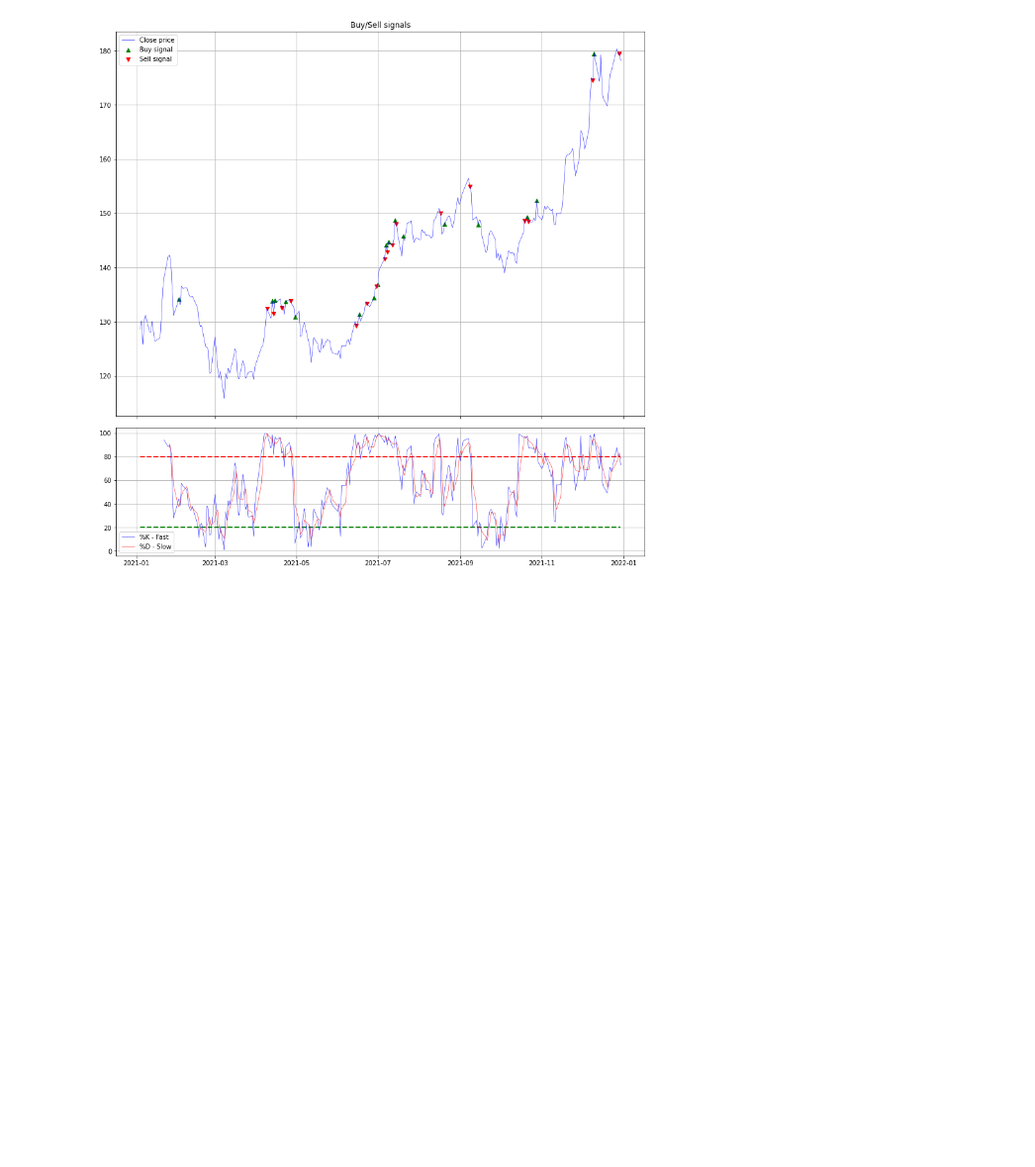
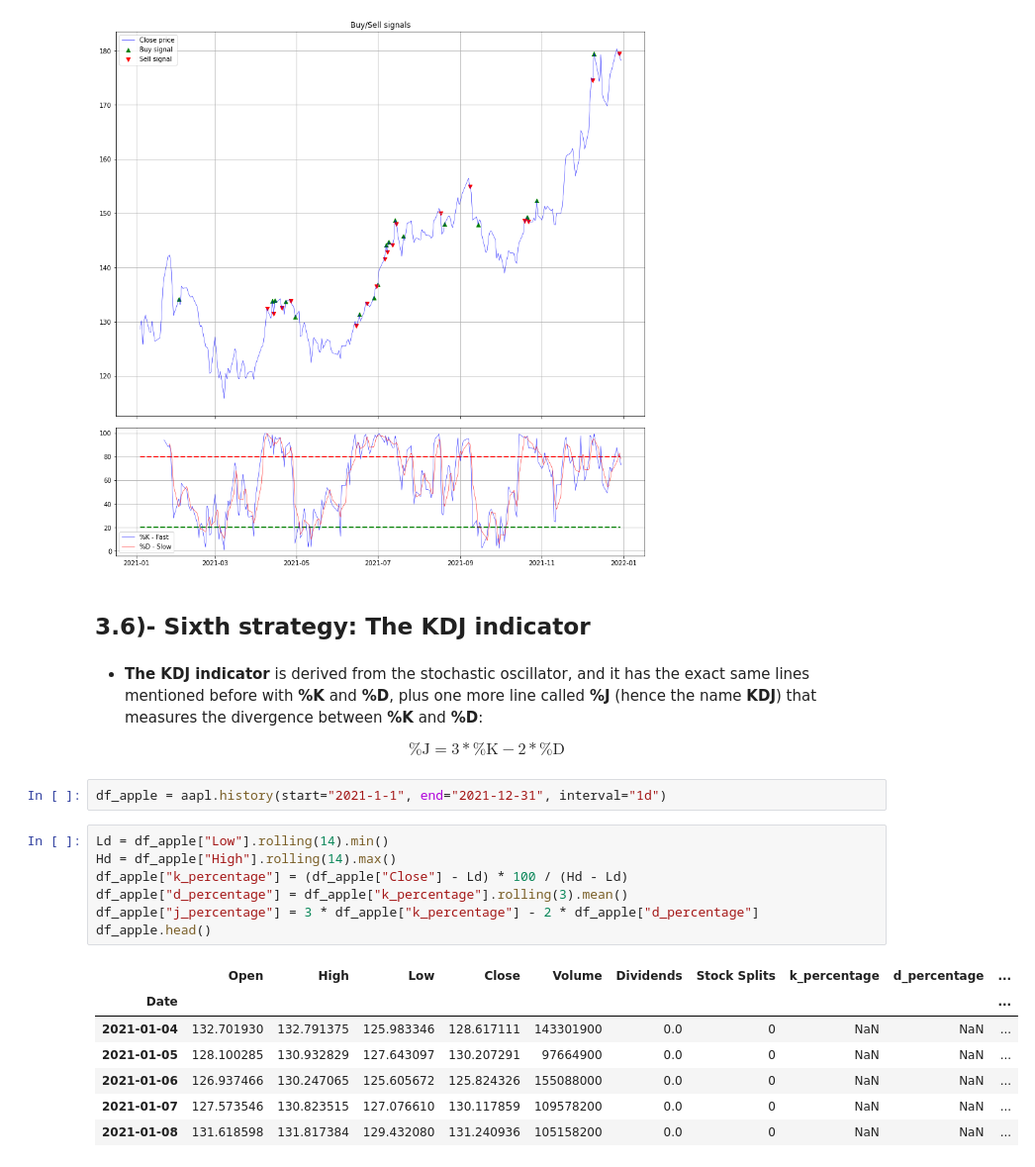
Before and after one commit to aahouzi/Stock-price-forecasting, a Jupyter notebook: notebooks/quantitative_trading_strategies.ipynb, the cells around one changed output. Shown at 99% size. Drawn from its saved outputs; the diff is of its cells as text; blank space fills up the shorter version.

Commit message:
KDJ indicator

```diff
--- a/notebooks/quantitative_trading_strategies.ipynb
+++ b/notebooks/quantitative_trading_strategies.ipynb
@@ -546,3 +546,28 @@ ax[1].grid()
 plt.show()
 # %% [output]
 [figure]
+# %% [markdown]
+## 3.6)- Sixth strategy: The KDJ indicator
+# %% [markdown]
+- **The KDJ indicator** is derived from the stochastic oscillator, and it has the exact same lines mentioned before with **%K** and **%D**, plus one more line called **%J** (hence the name **KDJ**) that measures the divergence between **%K** and **%D**:
+
+$$
+\boxed{ \text{%J} = 3 * \text{%K} - 2 * \text{%D}}
+$$
+# %%
+df_apple = aapl.history(start="2021-1-1", end="2021-12-31", interval="1d")
+# %%
+Ld = df_apple["Low"].rolling(14).min()
+Hd = df_apple["High"].rolling(14).max()
+df_apple["k_percentage"] = (df_apple["Close"] - Ld) * 100 / (Hd - Ld)
+df_apple["d_percentage"] = df_apple["k_percentage"].rolling(3).mean()
+df_apple["j_percentage"] = 3 * df_apple["k_percentage"] - 2 * df_apple["d_percentage"]
+df_apple.head()
+# %% [output]
+|  | Open | High | Low | Close | Volume | Dividends | Stock Splits | k_percentage | d_percentage | ... |
+| Date |  |  |  |  |  |  |  |  |  | ... |
+| 2021-01-04 | 132.701930 | 132.791375 | 125.983346 | 128.617111 | 143301900 | 0.0 | 0 | NaN | NaN | ... |
+| 2021-01-05 | 128.100285 | 130.932829 | 127.643097 | 130.207291 | 97664900 | 0.0 | 0 | NaN | NaN | ... |
+| 2021-01-06 | 126.937466 | 130.247065 | 125.605672 | 125.824326 | 155088000 | 0.0 | 0 | NaN | NaN | ... |
+| 2021-01-07 | 127.573546 | 130.823515 | 127.076610 | 130.117859 | 109578200 | 0.0 | 0 | NaN | NaN | ... |
+| 2021-01-08 | 131.618598 | 131.817384 | 129.432080 | 131.240936 | 105158200 | 0.0 | 0 | NaN | NaN | ... |
```
Also changed, not shown: parts of 3 cells of this notebook.
